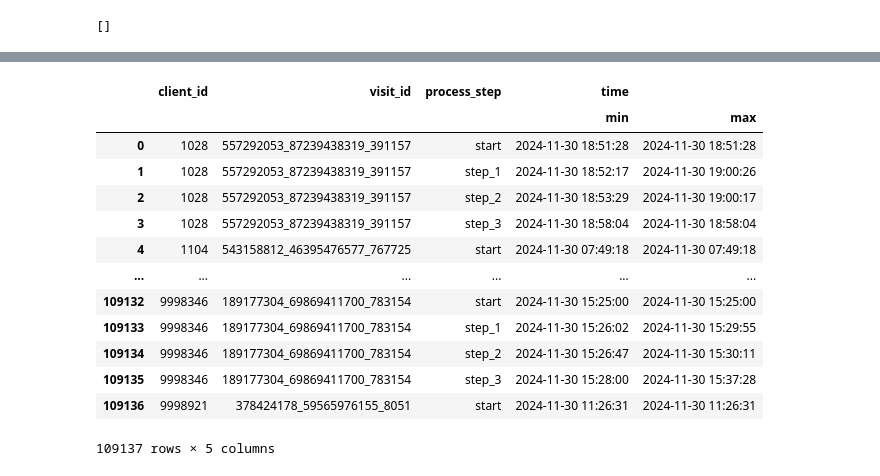
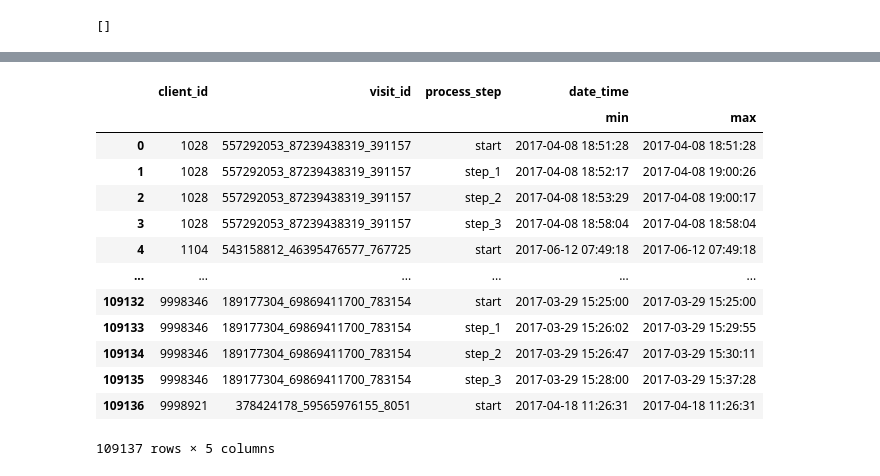
Before and after one commit to cemanzanoc/Project2, a Jupyter notebook: analysis.ipynb, the cells around one changed output, grey strips where cells are left out. Saved outputs shown, nothing was run; the diff lists cells and outputs as text; code cells hidden in the pictures.

```diff
--- a/analysis.ipynb
+++ b/analysis.ipynb
@@ -232,21 +230,21 @@ Index(['client_id', 'clnt_tenure_yr', 'clnt_tenure_mnth', 'clnt_age', 'gendr',
       dtype='object')
 # %%
-df_pasos_1 = df_control.groupby(['client_id', 'visit_id', 'process_step'], as_index= False).agg({'time':['min', 'max']})
+df_pasos_1 = df_control.groupby(['client_id', 'visit_id', 'process_step'], as_index= False).agg({'date_time':['min', 'max']})
 df_pasos_1
 # %% [output]
-|  | client_id | visit_id | process_step | time |  |
+|  | client_id | visit_id | process_step | date_time |  |
 |  |  |  |  | min | max |
-| 0 | 1028 | 557292053_87239438319_391157 | start | 2024-11-30 18:51:28 | 2024-11-30 18:51:28 |
-| 1 | 1028 | 557292053_87239438319_391157 | step_1 | 2024-11-30 18:52:17 | 2024-11-30 19:00:26 |
-| 2 | 1028 | 557292053_87239438319_391157 | step_2 | 2024-11-30 18:53:29 | 2024-11-30 19:00:17 |
-| 3 | 1028 | 557292053_87239438319_391157 | step_3 | 2024-11-30 18:58:04 | 2024-11-30 18:58:04 |
-| 4 | 1104 | 543158812_46395476577_767725 | start | 2024-11-30 07:49:18 | 2024-11-30 07:49:18 |
+| 0 | 1028 | 557292053_87239438319_391157 | start | 2017-04-08 18:51:28 | 2017-04-08 18:51:28 |
+| 1 | 1028 | 557292053_87239438319_391157 | step_1 | 2017-04-08 18:52:17 | 2017-04-08 19:00:26 |
+| 2 | 1028 | 557292053_87239438319_391157 | step_2 | 2017-04-08 18:53:29 | 2017-04-08 19:00:17 |
+| 3 | 1028 | 557292053_87239438319_391157 | step_3 | 2017-04-08 18:58:04 | 2017-04-08 18:58:04 |
+| 4 | 1104 | 543158812_46395476577_767725 | start | 2017-06-12 07:49:18 | 2017-06-12 07:49:18 |
 | ... | ... | ... | ... | ... | ... |
-| 109132 | 9998346 | 189177304_69869411700_783154 | start | 2024-11-30 15:25:00 | 2024-11-30 15:25:00 |
-| 109133 | 9998346 | 189177304_69869411700_783154 | step_1 | 2024-11-30 15:26:02 | 2024-11-30 15:29:55 |
-| 109134 | 9998346 | 189177304_69869411700_783154 | step_2 | 2024-11-30 15:26:47 | 2024-11-30 15:30:11 |
-| 109135 | 9998346 | 189177304_69869411700_783154 | step_3 | 2024-11-30 15:28:00 | 2024-11-30 15:37:28 |
-| 109136 | 9998921 | 378424178_59565976155_8051 | start | 2024-11-30 11:26:31 | 2024-11-30 11:26:31 |
+| 109132 | 9998346 | 189177304_69869411700_783154 | start | 2017-03-29 15:25:00 | 2017-03-29 15:25:00 |
+| 109133 | 9998346 | 189177304_69869411700_783154 | step_1 | 2017-03-29 15:26:02 | 2017-03-29 15:29:55 |
+| 109134 | 9998346 | 189177304_69869411700_783154 | step_2 | 2017-03-29 15:26:47 | 2017-03-29 15:30:11 |
+| 109135 | 9998346 | 189177304_69869411700_783154 | step_3 | 2017-03-29 15:28:00 | 2017-03-29 15:37:28 |
+| 109136 | 9998921 | 378424178_59565976155_8051 | start | 2017-04-18 11:26:31 | 2017-04-18 11:26:31 |
 109137 rows × 5 columns
 # %%
 df_control
```
Also changed, not shown: parts of 16 cells of this notebook, 2 other files.
